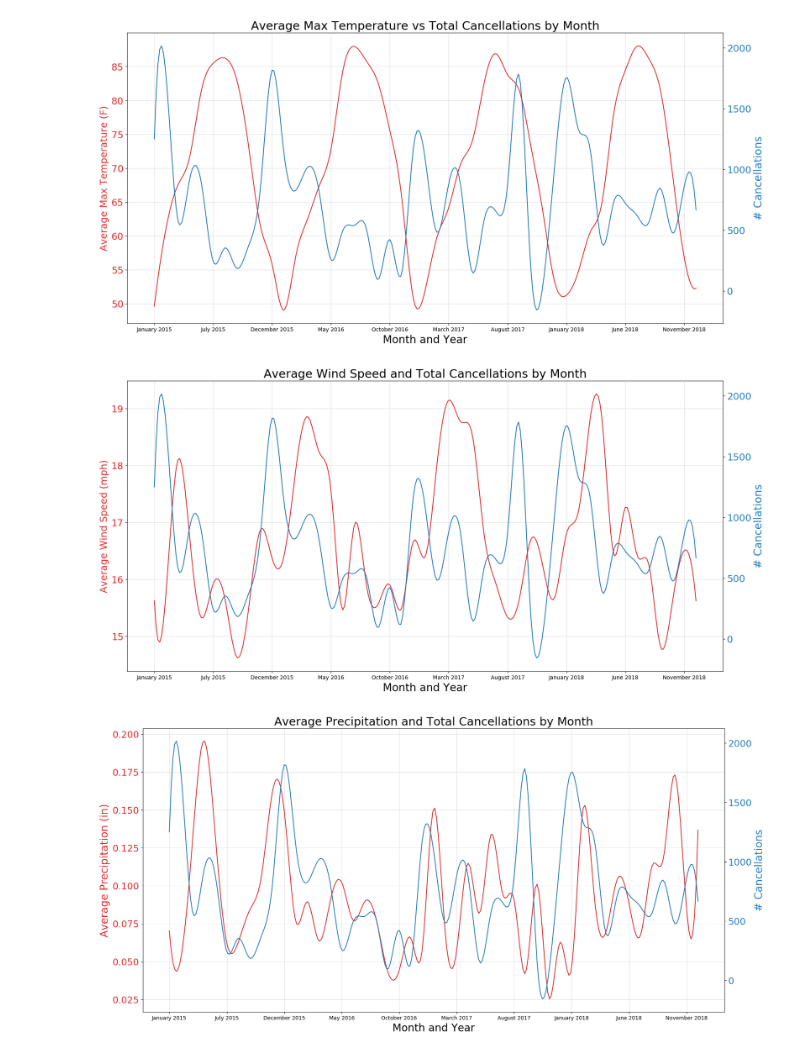
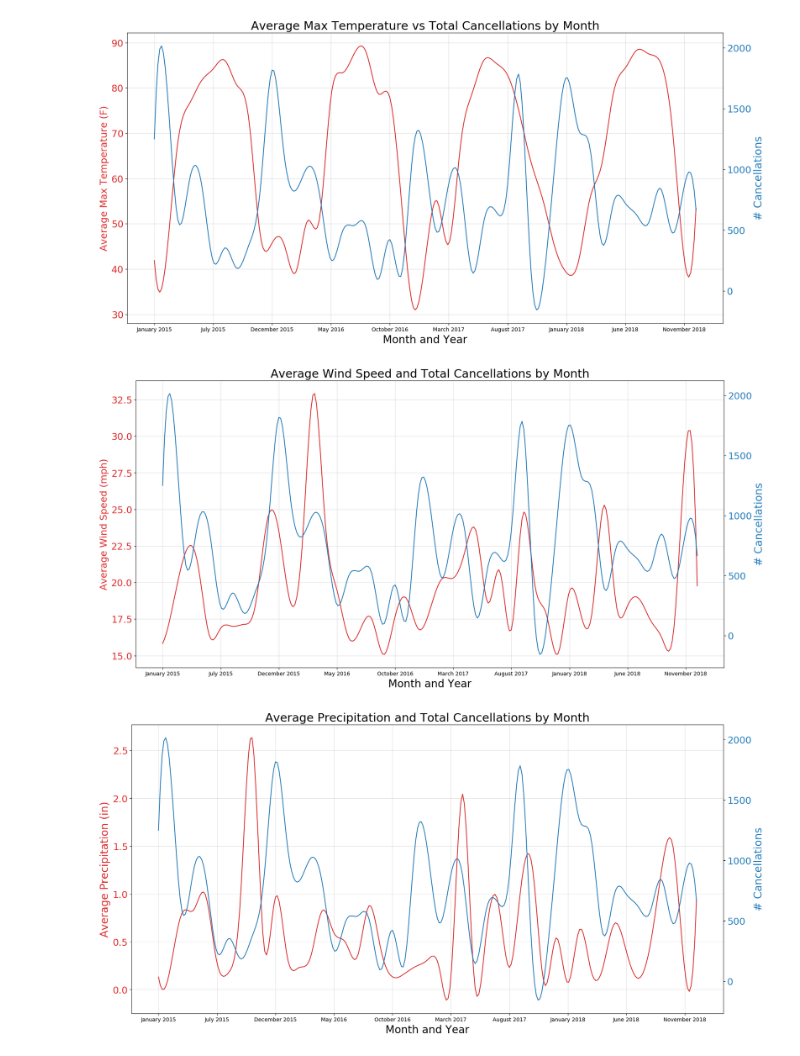
Before and after one commit to domingo-aj/Group-Project-1, a Jupyter notebook: Alice Plots.ipynb, the cells around one changed output. Drawn from its saved outputs; the diff is of its cells as text; code cells hidden in the pictures.

Commit message:
editing plots

```diff
--- a/Alice Plots.ipynb
+++ b/Alice Plots.ipynb
@@ -11,0 +9,3 @@ flight_summary = pd.read_csv('Summary Flight Tables/monthly_summary.csv')
+# %%
+monthly_data = pd.read_csv('NEW_MONTHLY_CANCELLED_Airport_Weather_Details.csv')
+monthly_data
@@ -12,2 +30,4 @@ flight_summary = pd.read_csv('Summary Flight Tables/monthly_summary.csv')
 # %%
-weather_summary = weather_summary.drop(columns=["Unnamed: 0"])
+monthly_data = monthly_data.drop(1)
+monthly_data = monthly_data.drop(columns=["Unnamed: 0"])
+monthly_data
@@ -124,6 +72,7 @@ combined
 # %%
-combined["Month"] = combined["Date"].dt.month_name()
-combined["Year"] = combined["Date"].dt.year
-combined["Year"] = combined ["Year"].astype('object')
-combined.head()
+monthly_data["Date"] = monthly_data["Date"].astype('datetime64[ns]')
+monthly_data["Month"] = monthly_data["Date"].dt.month_name()
+monthly_data["Year"] = monthly_data["Date"].dt.year
+monthly_data["Year"] = monthly_data["Year"].astype('object')
+monthly_data.head()
 # %% [output]
@@ -136,4 +85,4 @@ combined.head()
 # %%
-combined["X Label"] = combined["Month"].astype(str) + " " + combined["Year"].astype(str)
-combined
+monthly_data["X Label"] = monthly_data["Month"].astype(str) + " " + monthly_data["Year"].astype(str)
+monthly_data.head()
 # %% [output]
@@ -157,9 +95,9 @@ combined
 # %%
 #Temp and Cancellations Over Time
-x = combined["Date"]
-y1 = combined["Max Temp"]
-y2 = combined["# Cancelled Flights"]
-xlabels = combined["X Label"]
+x = monthly_data["Date"]
+y1 = monthly_data["Max Temp"]
+y2 = monthly_data["Weather Delay"]
+xlabels = monthly_data["X Label"]
 
 idx = range(len(x))
 xnew = np.linspace(min(idx), max(idx), 300)
@@ -189,14 +127,14 @@ plt.title("Average Max Temperature vs Total Cancellations by Month", fontsize=22
 plt.savefig('Plot Images/monthly_temp_vs_cancels.png')
 plt.show()
 # %% [output]
-[figure, old version]
+[figure, new version]
 # %%
 #Wind Speed and Cancellation Over Time
 
-x = combined["Date"]
-y1 = combined["Wind Speed"]
-y2 = combined["# Cancelled Flights"]
-xlabels = combined["X Label"]
+x = monthly_data["Date"]
+y1 = monthly_data["Wind Speed"]
+y2 = monthly_data["Weather Delay"]
+xlabels = monthly_data["X Label"]
 
 idx = range(len(x))
 xnew = np.linspace(min(idx), max(idx), 300)
@@ -226,41 +164,41 @@ plt.title("Average Wind Speed and Total Cancellations by Month", fontsize=22)
 plt.savefig('Plot Images/monthly_windspeed_vs_cancels.png')
 plt.show()
 # %% [output]
-[figure, old version]
+[figure, new version]
 # %%
 #Precip and Cancellation Over Time
 
-x = combined["Date"]
-y1 = combined["Precip"]
-y2 = combined["# Cancelled Flights"]
-xlabels = combined["X Label"]
+x = monthly_data["Date"]
+y1 = monthly_data["Precip"]
+y2 = monthly_data["Weather Delay"]
+xlabels = monthly_data["X Label"]
 
 idx = range(len(x))
 xnew = np.linspace(min(idx), max(idx), 300)
 
 spl = make_interp_spline(idx, y1, k=3)
 smooth = spl(xnew)
 
 spl2 = make_interp_spline(idx, y2, k=3)
 smooth2 = spl2(xnew)
 
 fig, ax1 = plt.subplots(1,1, figsize=(20,10), dpi=100)
 ax1.set_xlabel('Month and Year', fontsize=20)
 ax1.plot(xnew, smooth, color='tab:red')
 ax1.set_ylabel("Average Precipitation (in)", color='tab:red', fontsize=20)
 ax1.tick_params(axis='y', rotation=0, labelcolor='tab:red', labelsize=18)
 ax1.grid(alpha=.4)
 
 ax2 = ax1.twinx()
 ax2.plot(xnew, smooth2, color='tab:blue')
 ax2.set_ylabel("# Cancellations", color='tab:blue', fontsize=20)
 ax2.tick_params(axis='y', rotation=0, labelcolor='tab:blue', labelsize=18)
 
 
 plt.xticks(idx[::5], xlabels[::5])
 plt.title("Average Precipitation and Total Cancellations by Month", fontsize=22)
 
 plt.savefig('Plot Images/monthly_precip_vs_cancels.png')
 plt.show()
 # %% [output]
-[figure, old version]
+[figure, new version]
```
Also changed, not shown: parts of 13 cells of this notebook, 4 other files.
